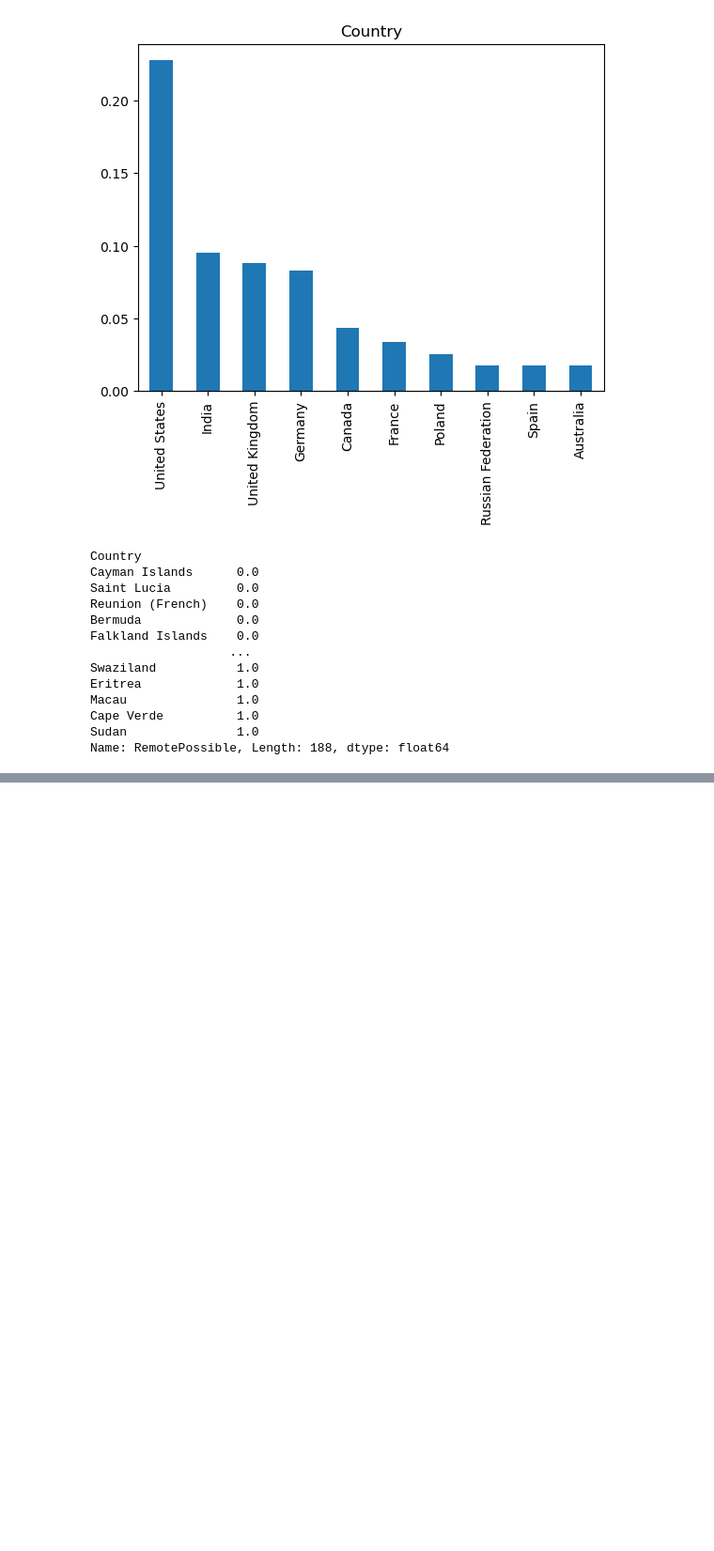
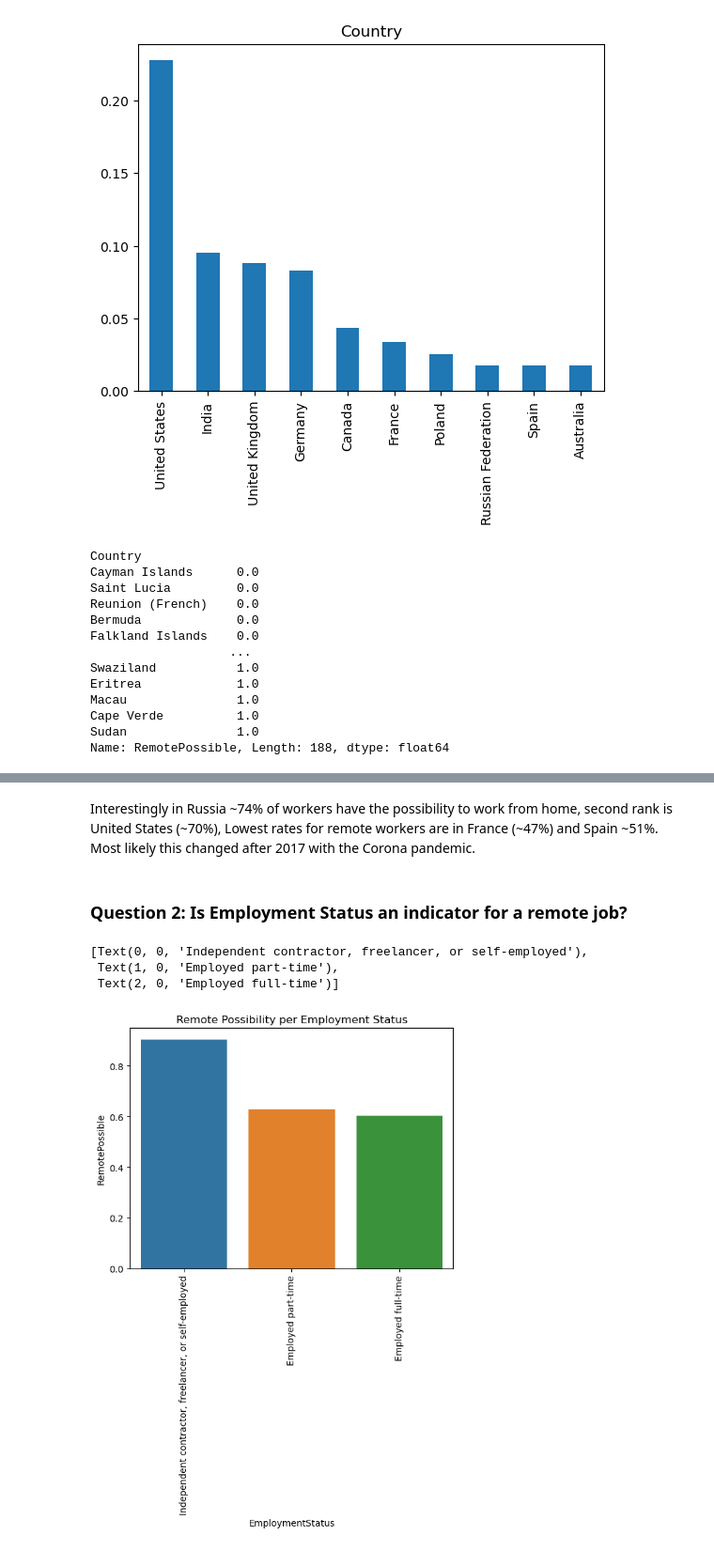
Before and after one commit to RamonaScha/udacity-data-science-project-1, a Jupyter notebook: notebooks/2017_stackoverflow_udacity.ipynb, the cells around one changed output, grey strips where cells are left out. Shown at 94% size. Drawn from its saved outputs; the diff is of its cells as text; code cells hidden in the pictures; blank space fills up the shorter version.

```diff
--- a/notebooks/2017_stackoverflow_udacity.ipynb
+++ b/notebooks/2017_stackoverflow_udacity.ipynb
@@ -404,0 +327,23 @@ RandomForestClassifier(max_features=0.5, max_samples=500, min_samples_leaf=5,
+# %% [markdown]
+
+Interestingly in Russia ~74%  of workers have the possibility to work from home, second rank is United States (~70%),
+Lowest rates for remote workers are in France (~47%) and Spain ~51%. Most likely this changed after 2017 with the Corona pandemic.
+# %% [markdown]
+### Question 2: Is Employment Status an indicator for a remote job?
+# %%
+# Plot it for better visualization
+country_remote_plot = (
+    hr.groupby(["EmploymentStatus"])
+    .mean()["RemotePossible"]
+    .sort_values(ascending=False)
+    .reset_index()
+)
+
+ax = sns.barplot(x="EmploymentStatus", y="RemotePossible", data=country_remote_plot)
+plt.title("Remote Possibility per Employment Status")
+ax.set_xticklabels(ax.get_xticklabels(), rotation=90)
+# %% [output]
+[Text(0, 0, 'Independent contractor, freelancer, or self-employed'),
+ Text(1, 0, 'Employed part-time'),
+ Text(2, 0, 'Employed full-time')]
+[figure, added]
```
Also changed, not shown: parts of 95 cells of this notebook.
